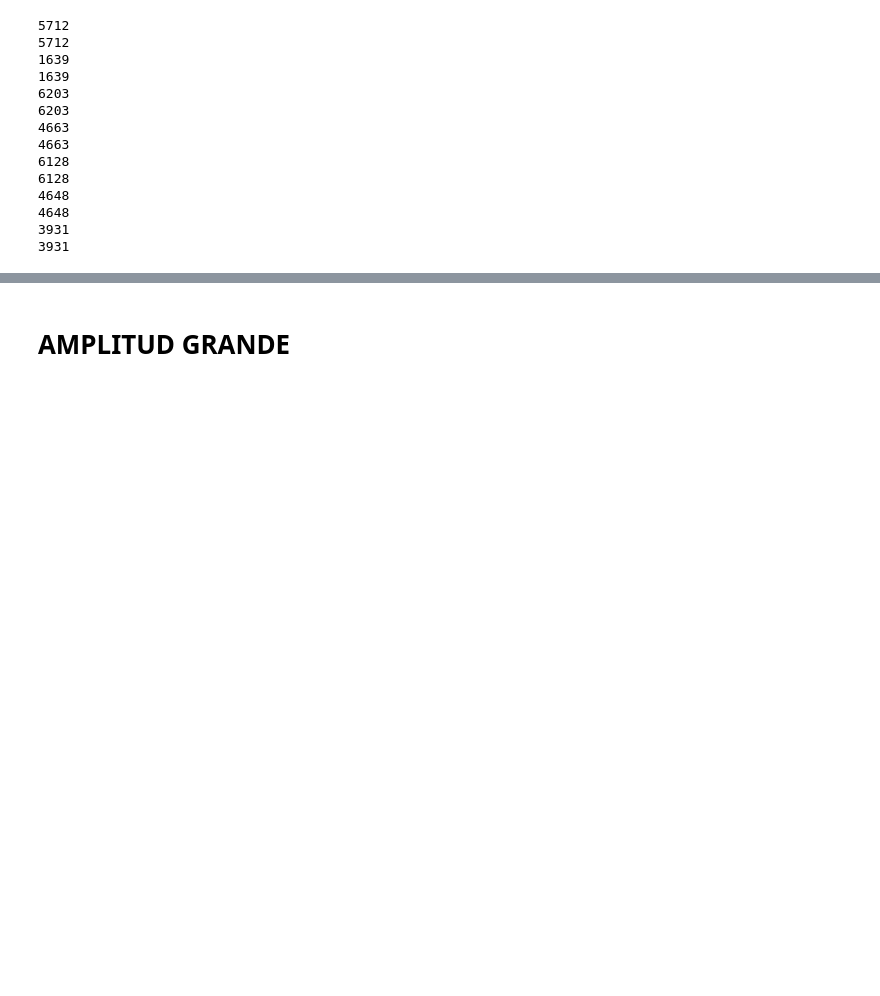
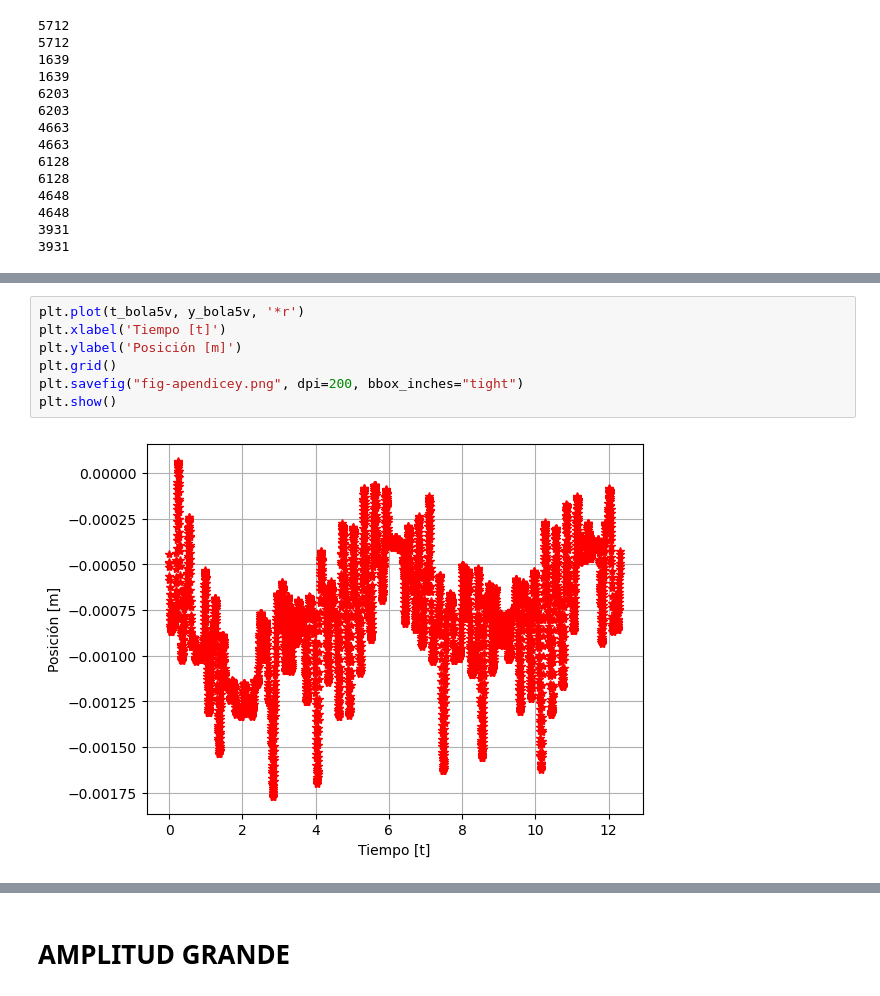
Before and after one commit to alonsoruizpili/An-lisis-preliminar-de-la-amplitud-de-movimiento-de-una-part-cula-en-un-puente-capilar., a Jupyter notebook: Analisis de datos de puente capilar.ipynb, the cells around one changed output, grey strips where cells are left out. Drawn from its saved outputs; the diff is of its cells as text; blank space fills up the shorter version.

```diff
--- a/Analisis de datos de puente capilar.ipynb
+++ b/Analisis de datos de puente capilar.ipynb
@@ -144,0 +160,9 @@ y_ref7v
+# %%
+plt.plot(t_bola5v, y_bola5v, '*r')
+plt.xlabel('Tiempo [t]')
+plt.ylabel('Posición [m]')
+plt.grid()
+plt.savefig("fig-apendicey.png", dpi=200, bbox_inches="tight")
+plt.show()
+# %% [output]
+[figure, new version]
```
Also changed, not shown: parts of 6 cells of this notebook.
